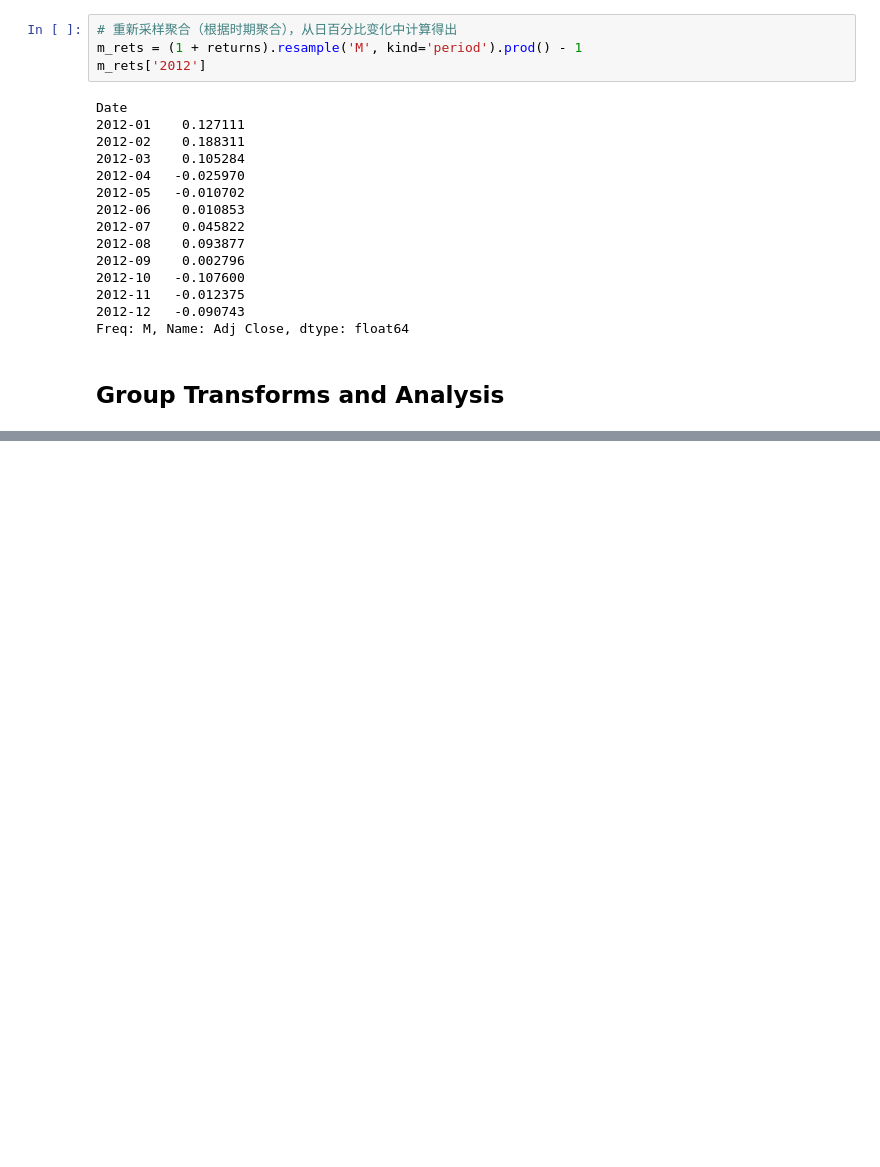
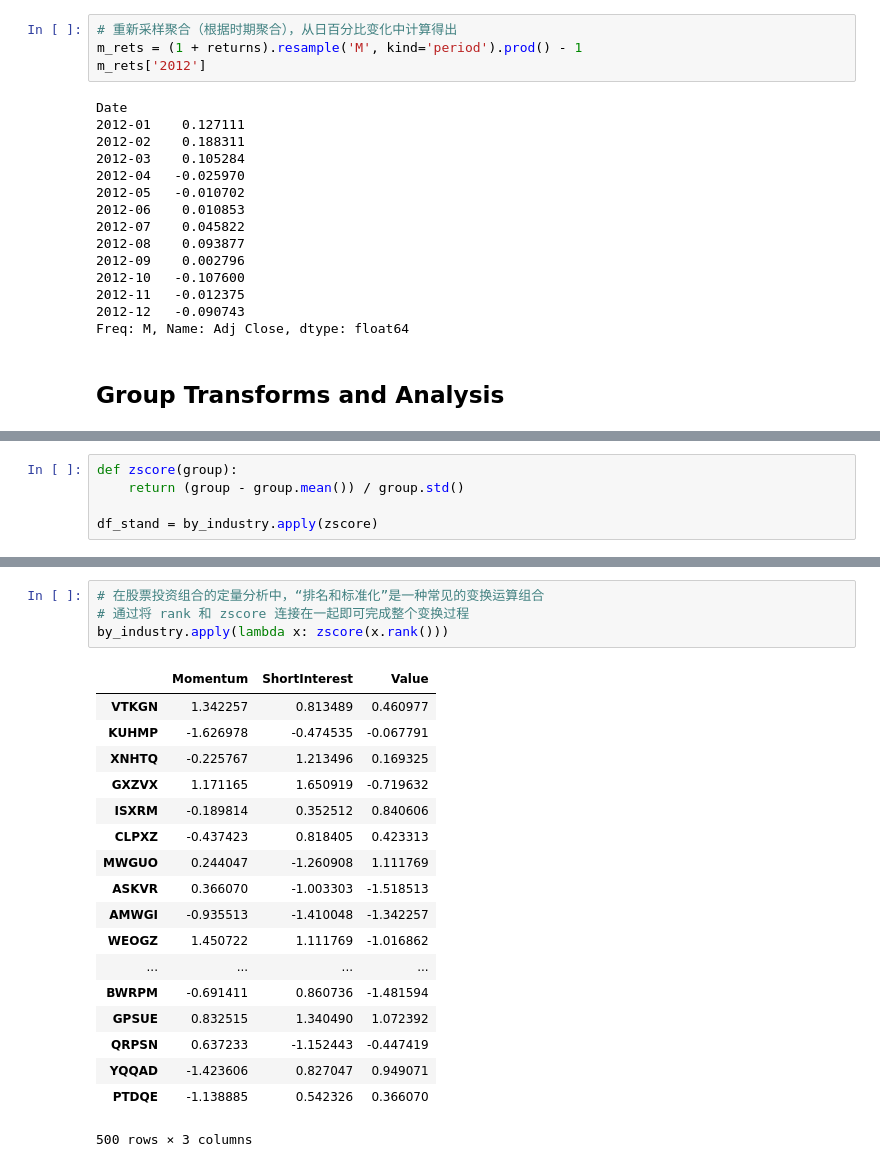
Before and after one commit to hugolu/learn-python, a Jupyter notebook: python-for-data-analysis/ch11-financial-and-economic-data-applications.ipynb, the cells around one changed output, grey strips where cells are left out. Saved outputs shown, nothing was run; the diff lists cells and outputs as text; blank space fills up the shorter version.

```diff
--- a/python-for-data-analysis/ch11-financial-and-economic-data-applications.ipynb
+++ b/python-for-data-analysis/ch11-financial-and-economic-data-applications.ipynb
@@ -494,0 +541,5 @@ Freq: M, Name: Adj Close, dtype: float64
+# %%
+def zscore(group):
+    return (group - group.mean()) / group.std()
+
+df_stand = by_industry.apply(zscore)
@@ -494,0 +565,23 @@ Freq: M, Name: Adj Close, dtype: float64
+# %%
+# 在股票投资组合的定量分析中，“排名和标准化”是一种常见的变换运算组合
+# 通过将 rank 和 zscore 连接在一起即可完成整个变换过程
+by_industry.apply(lambda x: zscore(x.rank()))
+# %% [output]
+|  | Momentum | ShortInterest | Value |
+| VTKGN | 1.342257 | 0.813489 | 0.460977 |
+| KUHMP | -1.626978 | -0.474535 | -0.067791 |
+| XNHTQ | -0.225767 | 1.213496 | 0.169325 |
+| GXZVX | 1.171165 | 1.650919 | -0.719632 |
+| ISXRM | -0.189814 | 0.352512 | 0.840606 |
+| CLPXZ | -0.437423 | 0.818405 | 0.423313 |
+| MWGUO | 0.244047 | -1.260908 | 1.111769 |
+| ASKVR | 0.366070 | -1.003303 | -1.518513 |
+| AMWGI | -0.935513 | -1.410048 | -1.342257 |
+| WEOGZ | 1.450722 | 1.111769 | -1.016862 |
+| ... | ... | ... | ... |
+| BWRPM | -0.691411 | 0.860736 | -1.481594 |
+| GPSUE | 0.832515 | 1.340490 | 1.072392 |
+| QRPSN | 0.637233 | -1.152443 | -0.447419 |
+| YQQAD | -1.423606 | 0.827047 | 0.949071 |
+| PTDQE | -1.138885 | 0.542326 | 0.366070 |
+500 rows × 3 columns
```
Also changed, not shown: parts of 8 cells of this notebook.
